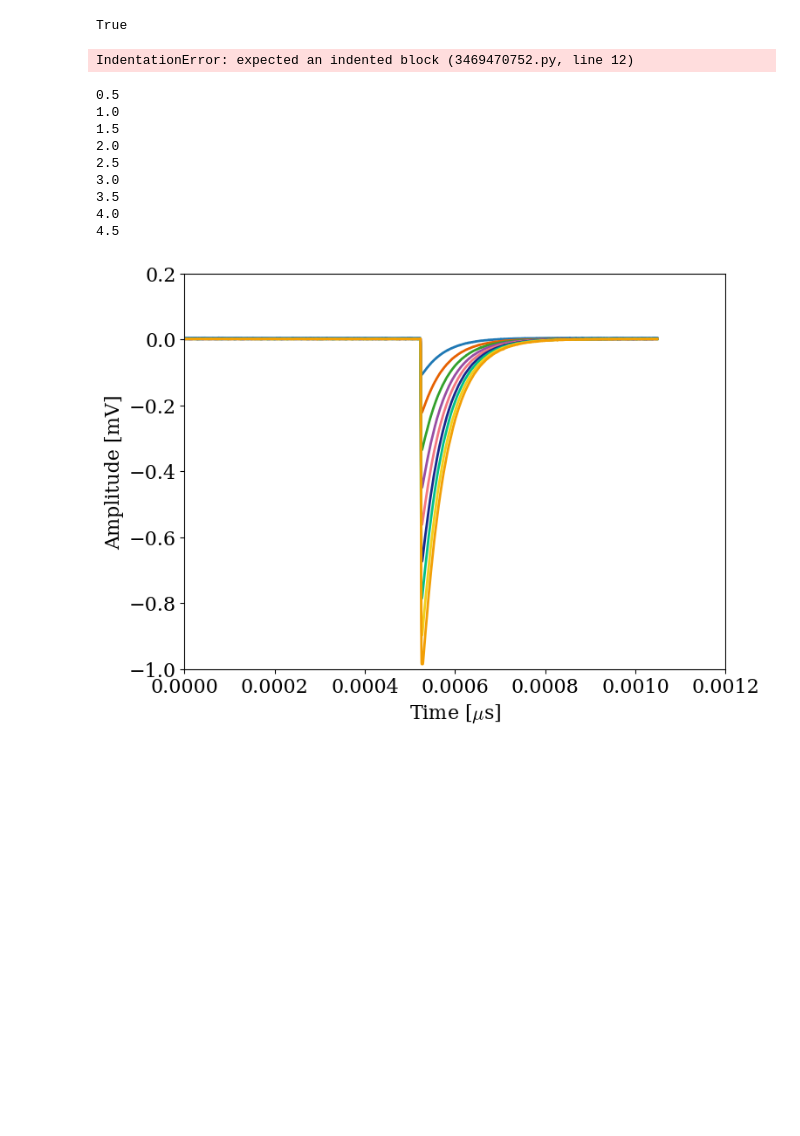
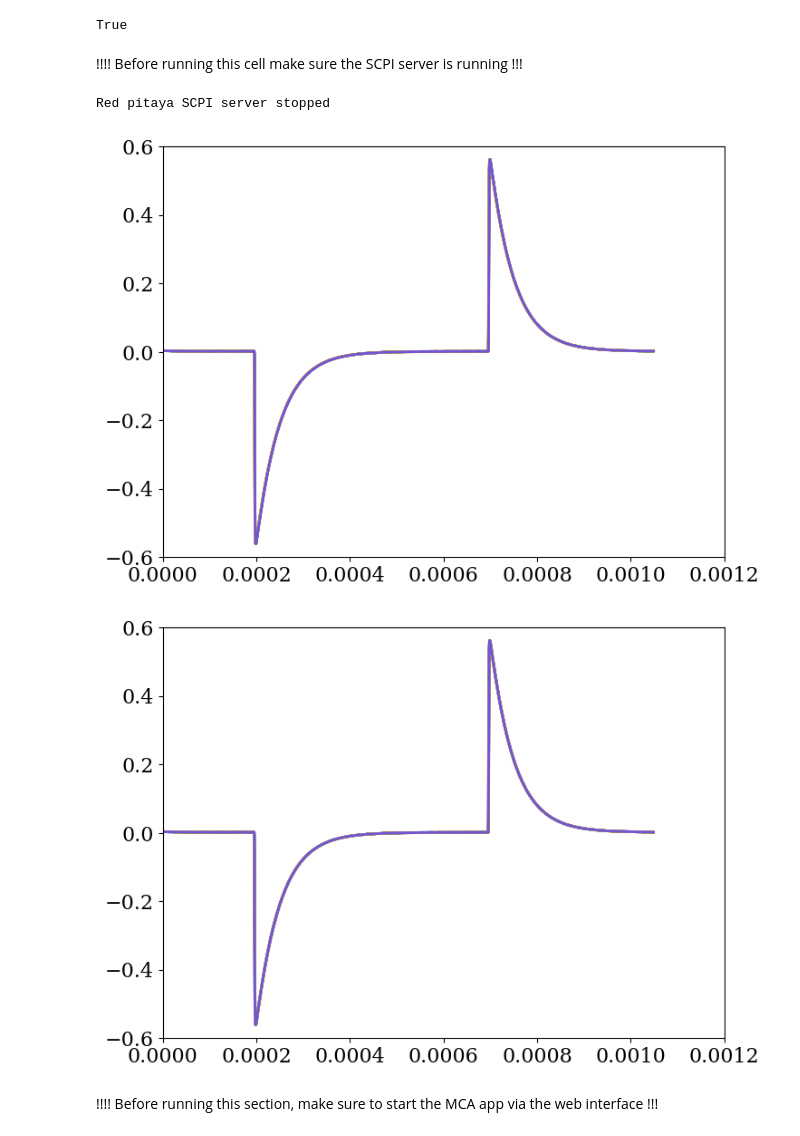
Before and after one commit to Moore-Lab/purity-monitor, a Jupyter notebook: Jupyter/Log/2022-06-07_gain_measurement.ipynb, the cells around one changed output. Drawn from its saved outputs; the diff is of its cells as text; code cells hidden in the pictures; blank space fills up the shorter version.

```diff
--- a/Jupyter/Log/2022-06-07_gain_measurement.ipynb
+++ b/Jupyter/Log/2022-06-07_gain_measurement.ipynb
@@ -12,14 +13,14 @@ from datetime import datetime
 #### set data taking parameters here #####
 
 save_dir = "" ## name of director to save, leave empty to use todays date as default
+make_plots = True ## make diagnostic plots
 
 breakdown_voltage = 27 ## Volts, breakdown to sweep keithley relative to
-ov_list = np.linspace(2, 6, 10) ## Volts, list of overvoltages to sweep
+ov_list = np.linspace(2, 6, 10)[:2] ## Volts, list of overvoltages to sweep
 
-take_scope_data = True ## flag of whether to record waveforms
-take_mca_data = True ## flag of whether to recode MCA histogram
+red_pitaya_channel = 2 ## channel for the analog signal in the RP (1 or 2)
 
-num_scope_traces = 100 ## number of traces at each overvoltage
+num_scope_traces = 10 ## number of traces at each overvoltage
 num_mca_events = 10000 ## number of MCA pulses in the histogram
 LED_flashing_rate = 1000 ## Hz, rate at which to pulse LED
 # %%
@@ -81,7 +82,7 @@ rp_delay = 8192-rp_size/2. ## trigger delay relative to start of the waveform
 # %%
 ## helper function to take waveform data
 
-def get_waveform_data(rp, num_wfs, trig='ext', trig_params = {'ch': 2, 'level': 20, 'delay': rp_delay}):
+def get_waveform_data(rp, chan, num_wfs, trig='ext', trig_params = {'ch': 2, 'level': 20, 'delay': rp_delay}):
 
     wvf_array=[]
     for wf_idx in range(num_wfs):
@@ -96,60 +97,33 @@ def get_waveform_data(rp, num_wfs, trig='ext', trig_params = {'ch': 2, 'level':
             print("Trigger must be '''ext''' or 1,2 for channel")
             return None
 
-        t, data = rp.acquire(ch=2, size=rp_size, ascii=True)
+        t, data = rp.acquire(ch=chan, size=rp_size, ascii=True)
         wvf_array.append(data)
 
-    return np.array(wvf_array)
+    return np.array(wvf_array), t
-# %% [output]
-IndentationError: expected an indented block (3469470752.py, line 12)
+# %% [markdown]
+!!!! Before running this cell make sure the SCPI server is running !!!
 # %%
 ## loop over overvoltages, and set the keithley. then take scope and MCA data as desired
+
+red = RedPitaya('172.28.175.57', username='root', password='root')
 
 for ov in ov_list:
 
     ## set keithley to desired voltage (assumes wired reverse biased, so positive voltages):
     pico.voltage(breakdown_voltage + ov)
     time.sleep(keithley_time_delay) ## wait for voltage to ramp up
 
-    if(take_scope_data):
-        wf_data = get_waveform_data(red, num_scope_traces)
+    wf_data, t = get_waveform_data(red, red_pitaya_channel, num_scope_traces)
+    red.save(t, wf_data, ch=red_pitaya_channel, tag='keith_{:.2f}OV'.format(ov), path=path)
+
+    if(make_plots):
+        plt.figure()
+        plt.plot(t, wf_data.T)
+        plt.show()
+# %% [output]
+Red pitaya SCPI server stopped
+[figure, added]
+[figure, added]
-# %%
-
-
-plt.figure()
-for x in np.arange(0.5,5,0.5):
-    print(x)
-
-    func.set_output_onoff(2, 0)
-    func.set_amplitude(2, x)
-    func.set_offset(2, x/2.0)
-    func.set_frequency(2, 100)
-    func.set_output_onoff(2, 1)
-    time.sleep(1)
-
-    wvf_array=[]
-    for y in range(100):
-        red.configure(dec_fac=64)
-        red.start()
-        red.trigger(ch=2, level=-20, delay=rp_delay, edge='N')
-        t, data = red.acquire(ch=2, size=rp_size, ascii=True)
-        wvf_array.append(data)
-
-        if y == 0:
-            plt.plot(t,data)
-
-    red.save(t, wvf_array, ch=2, tag='func_{:.2f}V'.format(x), path=path)
-plt.xlabel('Time [$\mu$s]')
-plt.ylabel('Amplitude [mV]')
-plt.show()
-# %% [output]
-0.5
-1.0
-1.5
-2.0
-2.5
-3.0
-3.5
-4.0
-4.5
-[figure, removed]
+# %% [markdown]
+!!!! Before running this section, make sure to start the MCA app via the web interface !!!
```
Also changed, not shown: parts of 5 cells of this notebook, 5 other files.
